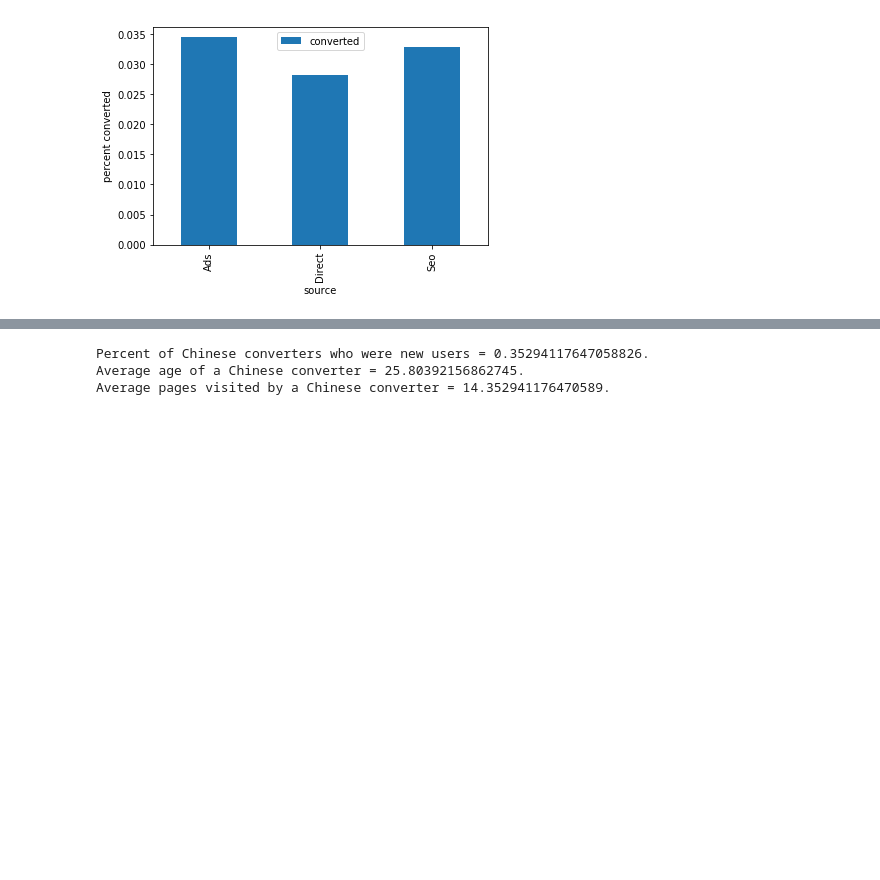
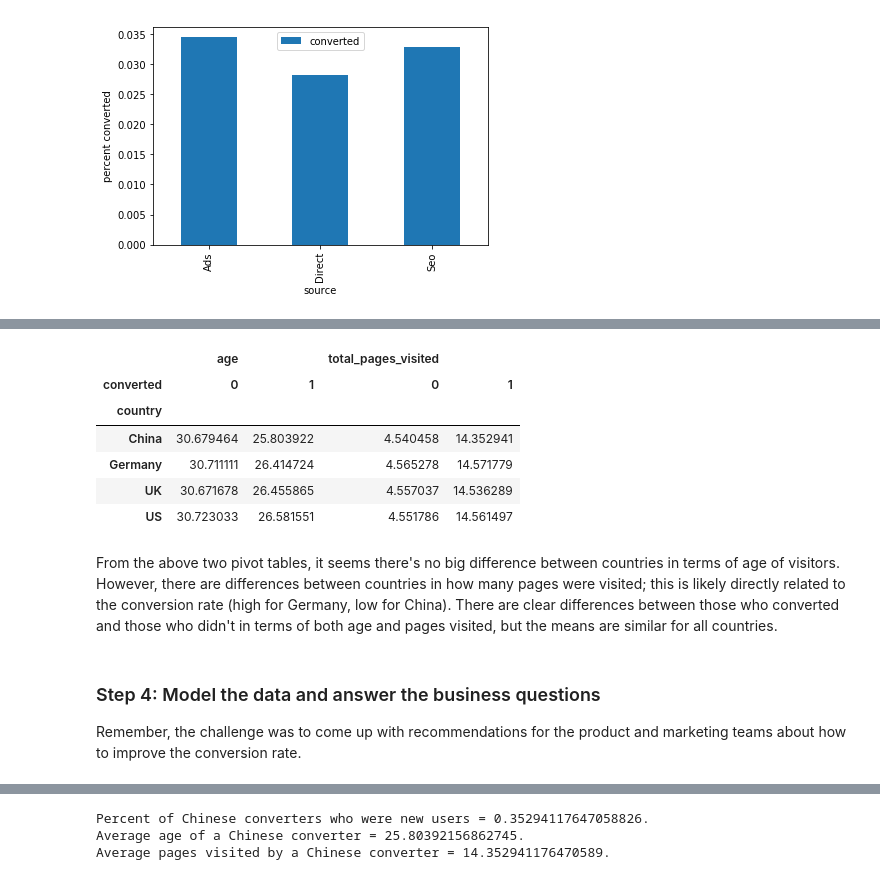
Before and after one commit to mckannaj/Insight_DataChallenges, a Jupyter notebook: Data_Challenge3/Zephy_Insight_Data_Challenge3.ipynb, the cells around one changed output, grey strips where cells are left out. Drawn from its saved outputs; the diff is of its cells as text; code cells hidden in the pictures; blank space fills up the shorter version.

```diff
--- a/Data_Challenge3/Zephy_Insight_Data_Challenge3.ipynb
+++ b/Data_Challenge3/Zephy_Insight_Data_Challenge3.ipynb
@@ -264,0 +216,14 @@ age
+# %%
+ages_and_pages = conv_noOutliers.pivot_table(index='country', columns = ['converted'],
+                    aggfunc={'age':np.mean,'total_pages_visited':np.mean})
+ages_and_pages
+# %% [output]
+|  | age |  | total_pages_visited |  |
+| converted | 0 | 1 | 0 | 1 |
+| country |  |  |  |  |
+| China | 30.679464 | 25.803922 | 4.540458 | 14.352941 |
+| Germany | 30.711111 | 26.414724 | 4.565278 | 14.571779 |
+| UK | 30.671678 | 26.455865 | 4.557037 | 14.536289 |
+| US | 30.723033 | 26.581551 | 4.551786 | 14.561497 |
+# %% [markdown]
+From the above two pivot tables, it seems there's no big difference between countries in terms of age of visitors. However, there are differences between countries in how many pages were visited; this is likely directly related to the conversion rate (high for Germany, low for China). There are clear differences between those who converted and those who didn't in terms of both age and pages visited, but the means are similar for all countries.
@@ -265 +234,4 @@ age
+# %% [markdown]
+### Step 4: Model the data and answer the business questions
+Remember, the challenge was to come up with recommendations for the product and marketing teams about how to improve the conversion rate.
 # %%
```
Also changed, not shown: parts of 23 cells of this notebook, 3 other files.
